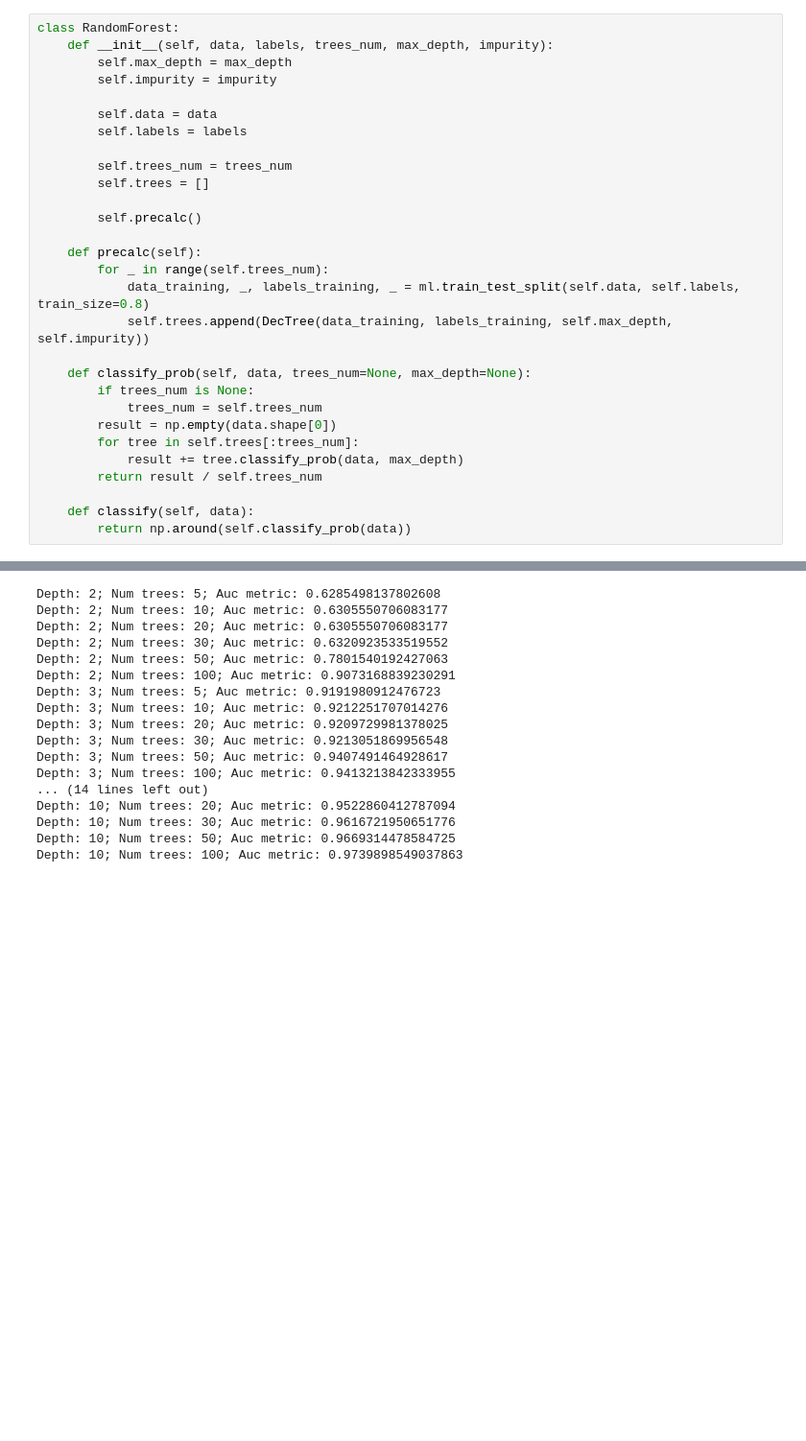
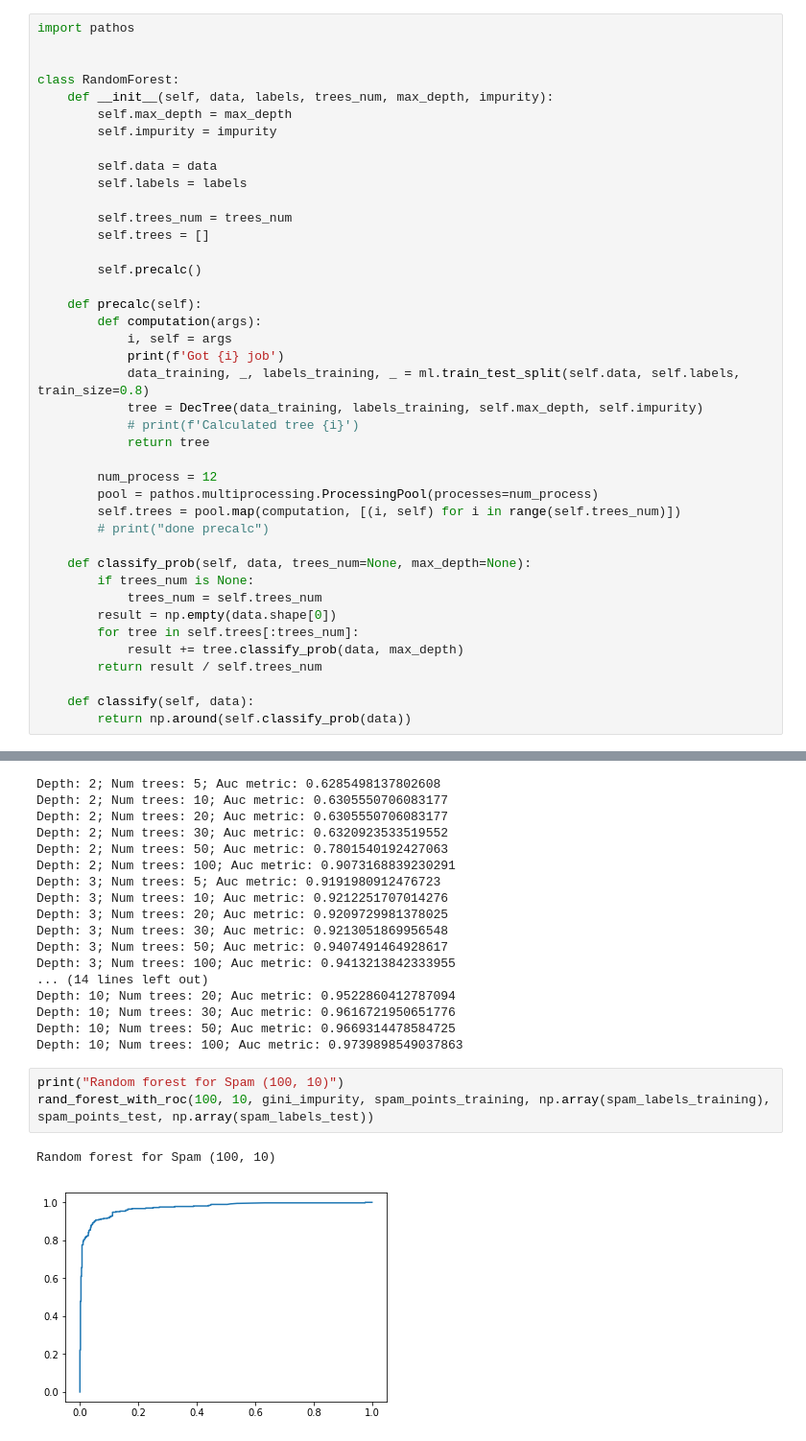
Before and after one commit to TanVD/se-ml-course, a Jupyter notebook: 4/4.ipynb, the cells around one changed output, grey strips where cells are left out. Shown at 96% size. Cells and saved outputs as stored; diff of their text form; blank space fills up the shorter version.

Commit message:
Add graphs

```diff
--- a/4/4.ipynb
+++ b/4/4.ipynb
@@ -350,6 +350,9 @@ dec_tree_with_roc(10, spam_points_training, np.array(spam_labels_training), spam
 With Gini
 [figure]
 # %%
+import pathos
+
+
 class RandomForest:
     def __init__(self, data, labels, trees_num, max_depth, impurity):
         self.max_depth = max_depth
@@ -364,9 +367,18 @@ class RandomForest:
         self.precalc()
 
     def precalc(self):
-        for _ in range(self.trees_num):
+        def computation(args):
+            i, self = args
+            print(f'Got {i} job')
             data_training, _, labels_training, _ = ml.train_test_split(self.data, self.labels, train_size=0.8)
-            self.trees.append(DecTree(data_training, labels_training, self.max_depth, self.impurity))
+            tree = DecTree(data_training, labels_training, self.max_depth, self.impurity)
+            # print(f'Calculated tree {i}')
+            return tree
+
+        num_process = 12
+        pool = pathos.multiprocessing.ProcessingPool(processes=num_process)
+        self.trees = pool.map(computation, [(i, self) for i in range(self.trees_num)])
+        # print("done precalc")
 
     def classify_prob(self, data, trees_num=None, max_depth=None):
         if trees_num is None:
@@ -454,3 +466,9 @@ Depth: 10; Num trees: 20; Auc metric: 0.9522860412787094
 Depth: 10; Num trees: 30; Auc metric: 0.9616721950651776
 Depth: 10; Num trees: 50; Auc metric: 0.9669314478584725
 Depth: 10; Num trees: 100; Auc metric: 0.9739898549037863
+# %%
+print("Random forest for Spam (100, 10)")
+rand_forest_with_roc(100, 10, gini_impurity, spam_points_training, np.array(spam_labels_training), spam_points_test, np.array(spam_labels_test))
+# %% [output]
+Random forest for Spam (100, 10)
+[figure, added]
```
